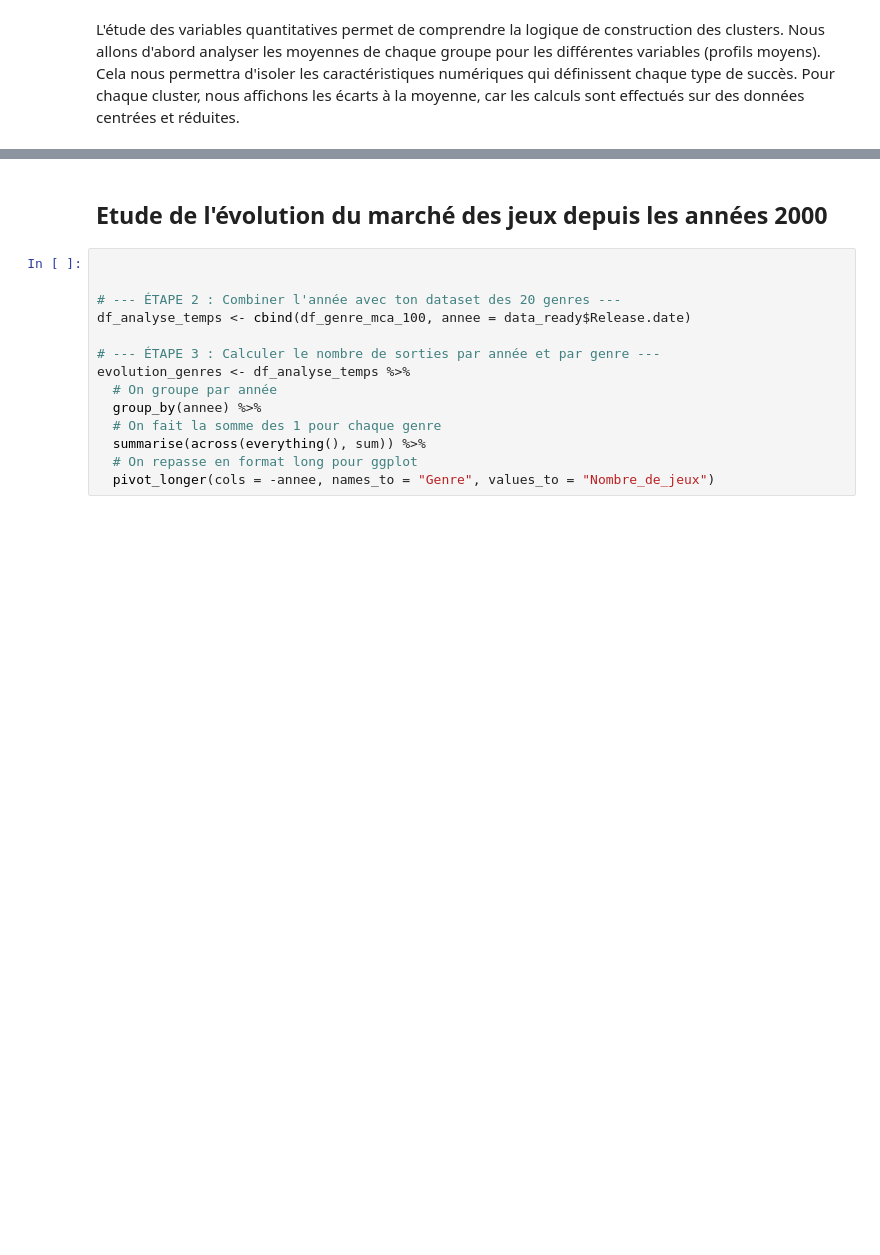
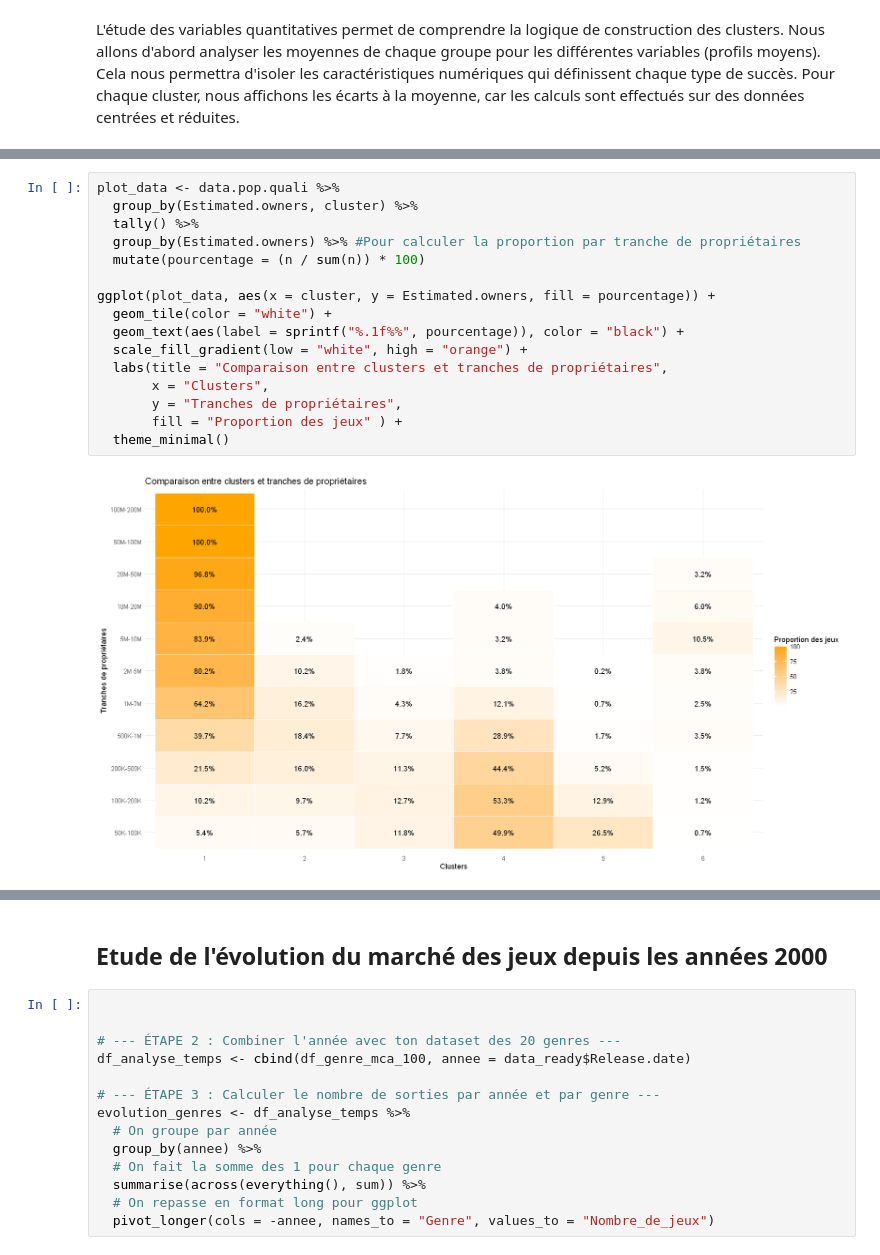
Before and after one commit to LjAquinox/Projet_Analyse_Steam, a Jupyter notebook: notebook_R.ipynb, the cells around one changed output, grey strips where cells are left out. Drawn from its saved outputs; the diff is of its cells as text; blank space fills up the shorter version.

```diff
--- a/notebook_R.ipynb
+++ b/notebook_R.ipynb
@@ -1484,0 +1608,18 @@ grid.arrange(
+# %%
+plot_data <- data.pop.quali %>%
+  group_by(Estimated.owners, cluster) %>%
+  tally() %>%
+  group_by(Estimated.owners) %>% #Pour calculer la proportion par tranche de propriétaires
+  mutate(pourcentage = (n / sum(n)) * 100)
+
+ggplot(plot_data, aes(x = cluster, y = Estimated.owners, fill = pourcentage)) +
+  geom_tile(color = "white") +
+  geom_text(aes(label = sprintf("%.1f%%", pourcentage)), color = "black") +
+  scale_fill_gradient(low = "white", high = "orange") +
+  labs(title = "Comparaison entre clusters et tranches de propriétaires",
+       x = "Clusters",
+       y = "Tranches de propriétaires",
+       fill = "Proportion des jeux" ) +
+  theme_minimal()
+# %% [output]
+[figure, added]
```
Also changed, not shown: parts of 45 cells of this notebook.
